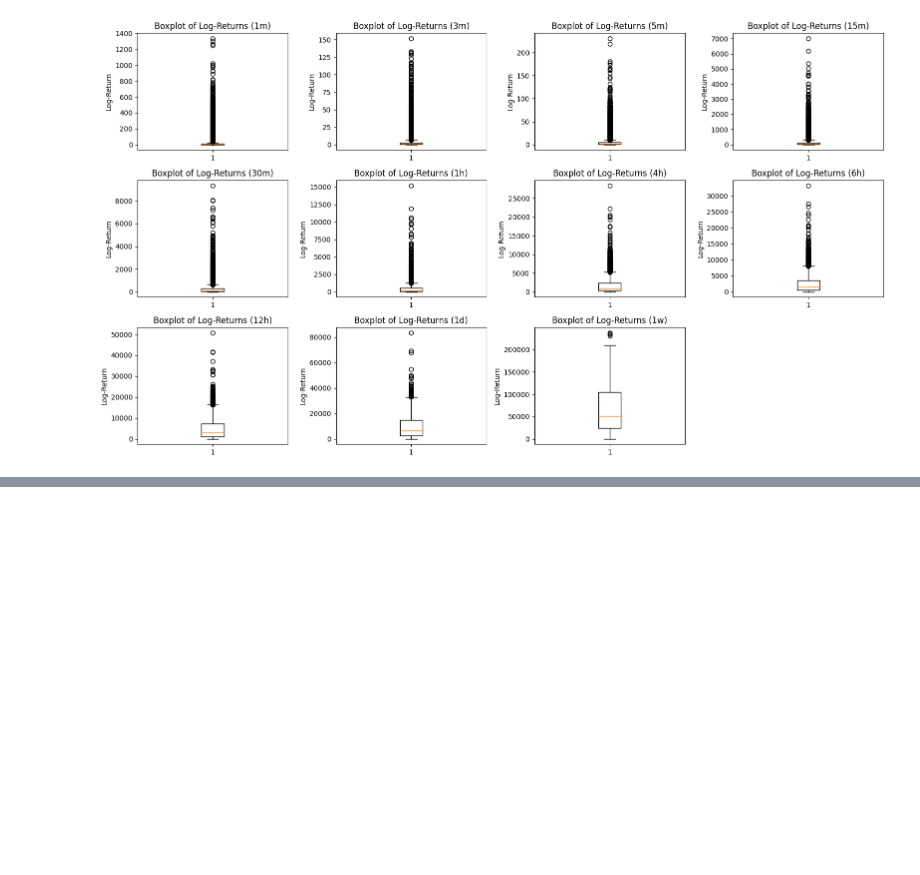
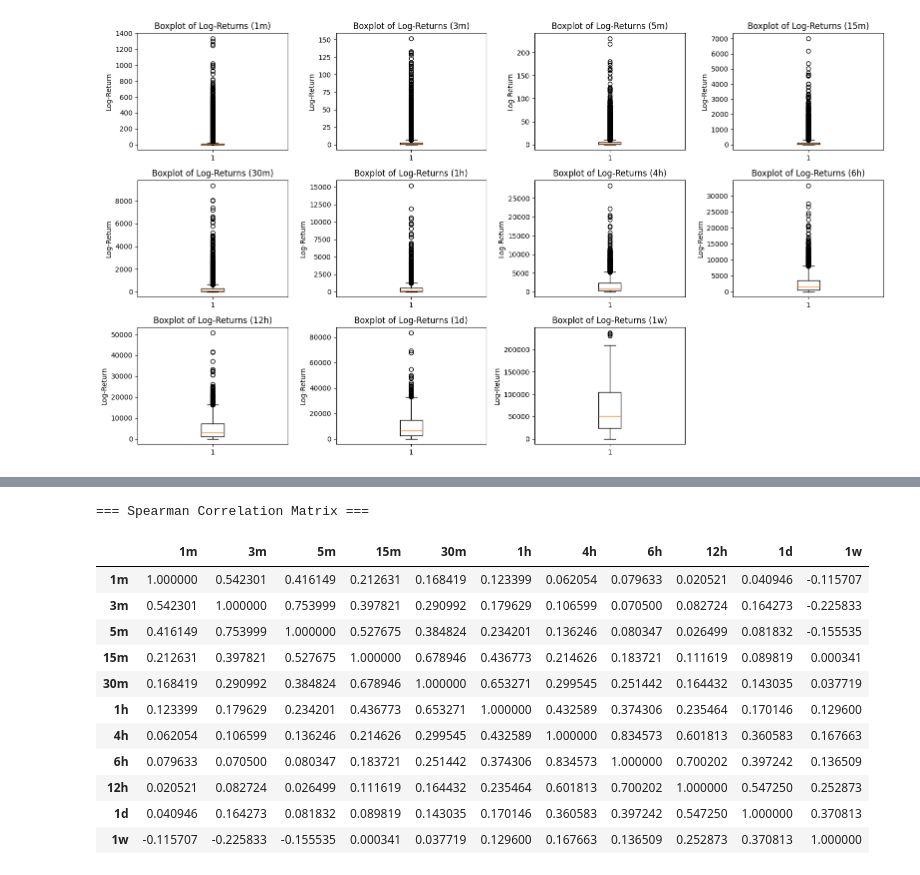
Before and after one commit to dleeim/coracle, a Jupyter notebook: src/EDA_BTCUSDT-bybit-perp.ipynb, the cells around one changed output, grey strips where cells are left out. Saved outputs shown, nothing was run; the diff lists cells and outputs as text; code cells hidden in the pictures; blank space fills up the shorter version.

```diff
--- a/src/EDA_BTCUSDT-bybit-perp.ipynb
+++ b/src/EDA_BTCUSDT-bybit-perp.ipynb
@@ -510,0 +486,17 @@ Series([], Name: close, dtype: float64)
+# %%
+print("\n=== Spearman Correlation Matrix ===")
+spearman_corr
+# %% [output]
+=== Spearman Correlation Matrix ===
+|  | 1m | 3m | 5m | 15m | 30m | 1h | 4h | 6h | 12h | 1d | 1w |
+| 1m | 1.000000 | 0.542301 | 0.416149 | 0.212631 | 0.168419 | 0.123399 | 0.062054 | 0.079633 | 0.020521 | 0.040946 | -0.115707 |
+| 3m | 0.542301 | 1.000000 | 0.753999 | 0.397821 | 0.290992 | 0.179629 | 0.106599 | 0.070500 | 0.082724 | 0.164273 | -0.225833 |
+| 5m | 0.416149 | 0.753999 | 1.000000 | 0.527675 | 0.384824 | 0.234201 | 0.136246 | 0.080347 | 0.026499 | 0.081832 | -0.155535 |
+| 15m | 0.212631 | 0.397821 | 0.527675 | 1.000000 | 0.678946 | 0.436773 | 0.214626 | 0.183721 | 0.111619 | 0.089819 | 0.000341 |
+| 30m | 0.168419 | 0.290992 | 0.384824 | 0.678946 | 1.000000 | 0.653271 | 0.299545 | 0.251442 | 0.164432 | 0.143035 | 0.037719 |
+| 1h | 0.123399 | 0.179629 | 0.234201 | 0.436773 | 0.653271 | 1.000000 | 0.432589 | 0.374306 | 0.235464 | 0.170146 | 0.129600 |
+| 4h | 0.062054 | 0.106599 | 0.136246 | 0.214626 | 0.299545 | 0.432589 | 1.000000 | 0.834573 | 0.601813 | 0.360583 | 0.167663 |
+| 6h | 0.079633 | 0.070500 | 0.080347 | 0.183721 | 0.251442 | 0.374306 | 0.834573 | 1.000000 | 0.700202 | 0.397242 | 0.136509 |
+| 12h | 0.020521 | 0.082724 | 0.026499 | 0.111619 | 0.164432 | 0.235464 | 0.601813 | 0.700202 | 1.000000 | 0.547250 | 0.252873 |
+| 1d | 0.040946 | 0.164273 | 0.081832 | 0.089819 | 0.143035 | 0.170146 | 0.360583 | 0.397242 | 0.547250 | 1.000000 | 0.370813 |
+| 1w | -0.115707 | -0.225833 | -0.155535 | 0.000341 | 0.037719 | 0.129600 | 0.167663 | 0.136509 | 0.252873 | 0.370813 | 1.000000 |
```
Also changed, not shown: parts of 16 cells of this notebook.
